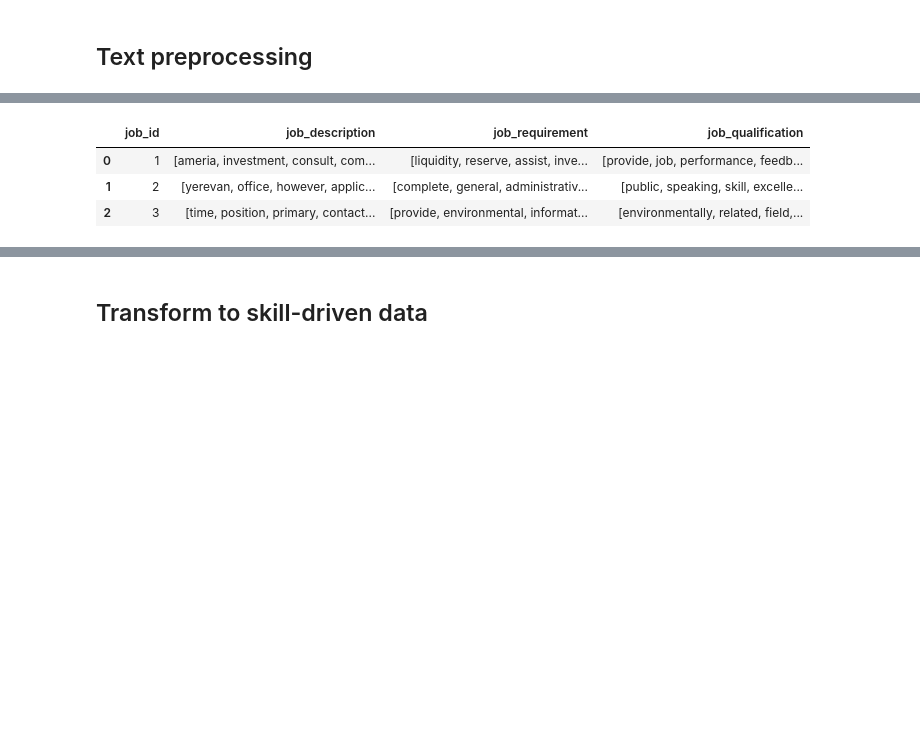
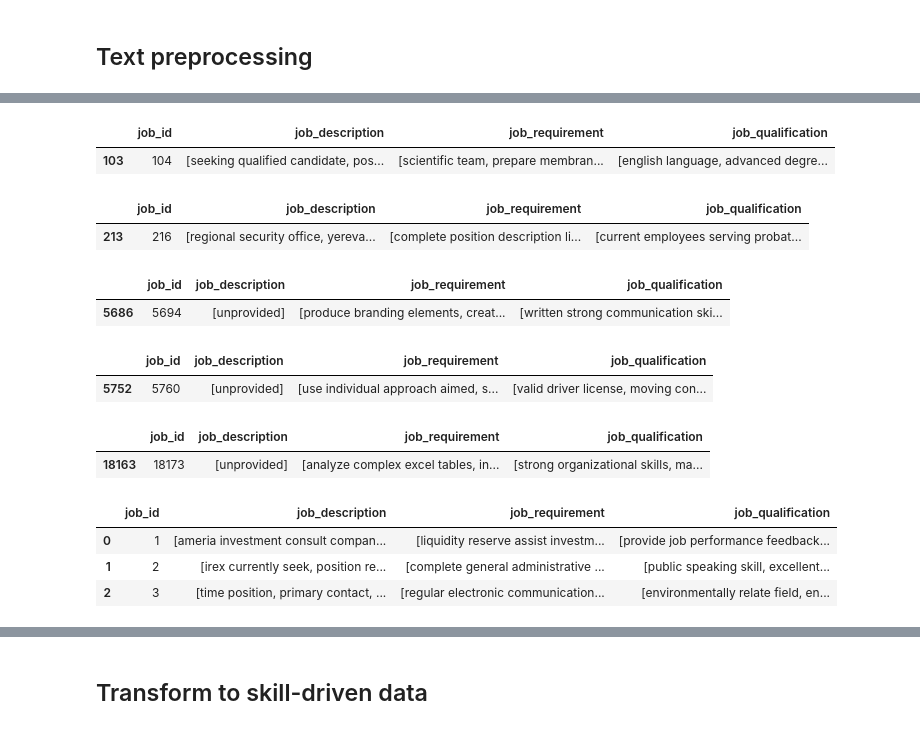
Before and after one commit to dhbangtroi/dss-thesis, a Jupyter notebook: CODES/03_job-skills_01_pre-processing.ipynb, the cells around one changed output, grey strips where cells are left out. Cells and saved outputs as stored; diff of their text form; code cells hidden in the pictures; blank space fills up the shorter version.

```diff
--- a/CODES/03_job-skills_01_pre-processing.ipynb
+++ b/CODES/03_job-skills_01_pre-processing.ipynb
@@ -194,15 +251,16 @@ class pre_process_text:
 # %%
 # Set stopwords and special characters to remove
-stop_words = set(stopwords.words("english"))
+# stop_words = set(stopwords.words("english"))
+stop_words = set(STOP_WORDS)
 spec_chars = string.punctuation + string.digits + "\n\r"
 # %%
 tqdm.pandas(desc="Job Skill Keyphrase extracting")
 clean_skill_df = skill_df[skill_columns].progress_applymap(
-    lambda x: pre_process_text(x, spec_chars=spec_chars, stop_words=stop_words)
-    .clean()
-    .extract_keyphrases()
+    lambda x: pre_process_text(
+        x, spec_chars=spec_chars, stop_words=stop_words
+    ).clean_extract_phrase()
 )
-clean_skill_df.insert(0, 'job_id', skill_df['job_id'])
+clean_skill_df.insert(0, "job_id", skill_df["job_id"])
 clean_skill_df.head(3)
 # %% [output]
 |  | job_id | job_description | job_requirement | job_qualification |
@@ -212,16 +269,0 @@ clean_skill_df.head(3)
-# %%
-clean_skill_df["combi1"] = (
-    clean_skill_df["job_description"] + clean_skill_df["job_requirement"]
-)
-clean_skill_df["combi2"] = (
-    clean_skill_df["job_description"] + clean_skill_df["job_qualification"]
-)
-clean_skill_df["combi3"] = (
-    clean_skill_df["job_requirement"] + clean_skill_df["job_qualification"]
-)
-clean_skill_df["skills"] = (
-    clean_skill_df["job_description"]
-    + clean_skill_df["job_requirement"]
-    + clean_skill_df["job_qualification"]
-)
-clean_skill_df.head(3)
@@ -233,14 +270,38 @@ clean_skill_df.head(3)
+# %%
+clean_skill_df.loc[clean_skill_df['job_id'] == 104, :]
+# %% [output]
+|  | job_id | job_description | job_requirement | job_qualification |
+| 103 | 104 | [seeking qualified candidate, pos... | [scientific team, prepare membran... | [english language, advanced degre... |
+# %%
+clean_skill_df.loc[clean_skill_df['job_id'] == 216, :]
+# %% [output]
+|  | job_id | job_description | job_requirement | job_qualification |
+| 213 | 216 | [regional security office, yereva... | [complete position description li... | [current employees serving probat... |
+# %%
+clean_skill_df.loc[clean_skill_df['job_id'] == 5694, :]
+# %% [output]
+|  | job_id | job_description | job_requirement | job_qualification |
+| 5686 | 5694 | [unprovided] | [produce branding elements, creat... | [written strong communication ski... |
+# %%
+clean_skill_df.loc[clean_skill_df['job_id'] == 5760, :]
+# %% [output]
+|  | job_id | job_description | job_requirement | job_qualification |
+| 5752 | 5760 | [unprovided] | [use individual approach aimed, s... | [valid driver license, moving con... |
+# %%
+clean_skill_df.loc[clean_skill_df['job_id'] == 18173, :]
+# %% [output]
+|  | job_id | job_description | job_requirement | job_qualification |
+| 18163 | 18173 | [unprovided] | [analyze complex excel tables, in... | [strong organizational skills, ma... |
 # %%
-# Split phrases to word tokens
-tqdm.pandas(desc="Job Skill Normalizing text")
-skill_tokens_df = clean_skill_df[skill_columns].progress_applymap(
+tqdm.pandas(desc="Job Skill Lemmatizing")
+lemma_skill_df = clean_skill_df[skill_columns].progress_applymap(
     lambda x: pre_process_text(x, spec_chars=spec_chars, stop_words=stop_words)
-    .normalize()
+    .lemmatize().text
 )
-skill_tokens_df.insert(0, 'job_id', skill_df['job_id'])
-skill_tokens_df.head(3)
+lemma_skill_df.insert(0, "job_id", skill_df["job_id"])
+lemma_skill_df.head(3)
 # %% [output]
 |  | job_id | job_description | job_requirement | job_qualification |
-| 0 | 1 | [ameria, investment, consult, com... | [liquidity, reserve, assist, inve... | [provide, job, performance, feedb... |
-| 1 | 2 | [yerevan, office, however, applic... | [complete, general, administrativ... | [public, speaking, skill, excelle... |
-| 2 | 3 | [time, position, primary, contact... | [provide, environmental, informat... | [environmentally, related, field,... |
+| 0 | 1 | [ameria investment consult compan... | [liquidity reserve assist investm... | [provide job performance feedback... |
+| 1 | 2 | [irex currently seek, position re... | [complete general administrative ... | [public speaking skill, excellent... |
+| 2 | 3 | [time position, primary contact, ... | [regular electronic communication... | [environmentally relate field, en... |
```
Also changed, not shown: parts of 63 cells of this notebook, 24 other files.
